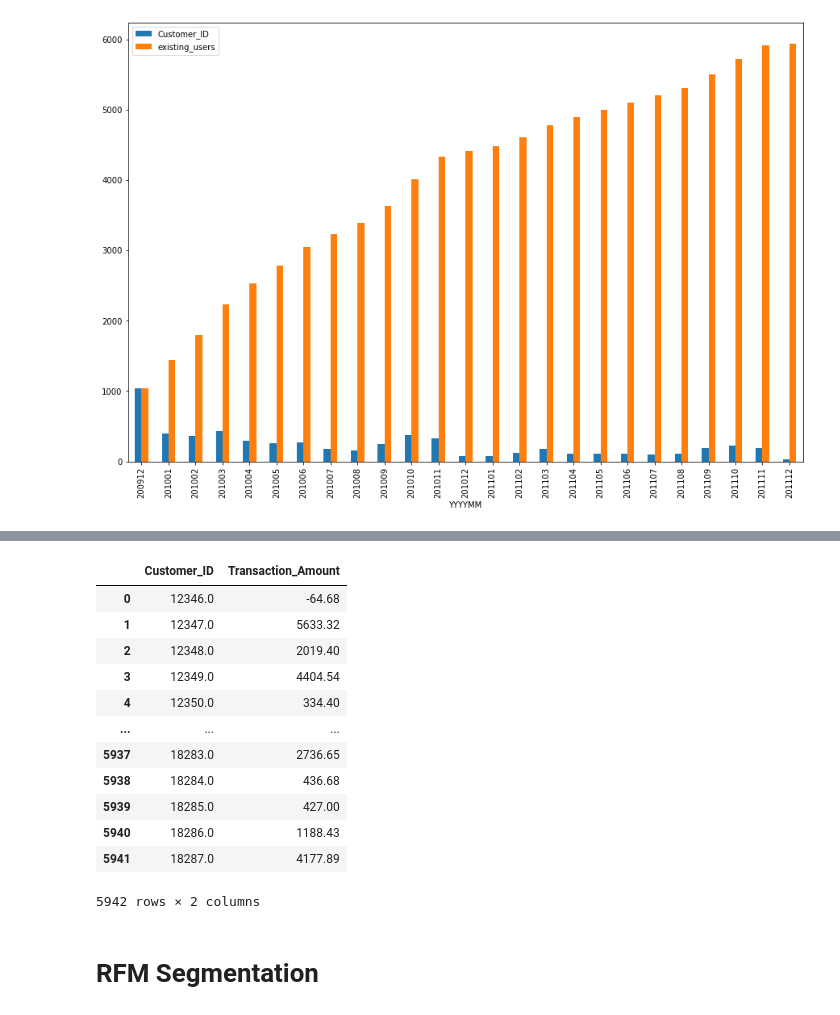
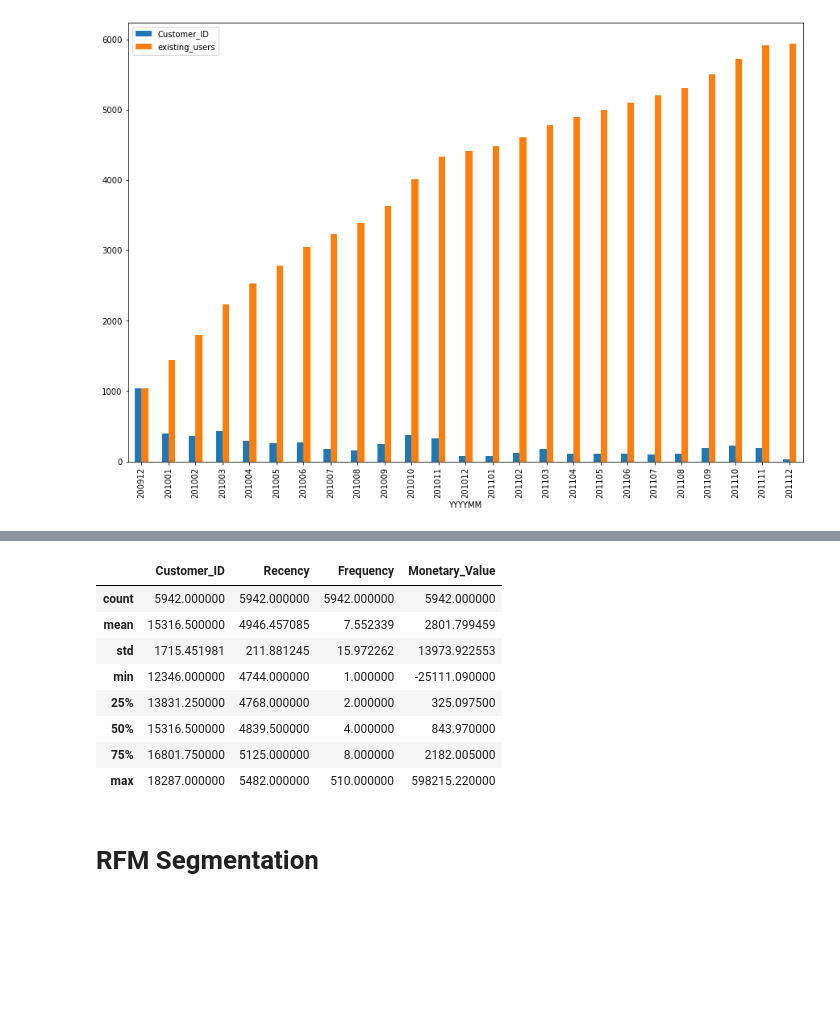
Before and after one commit to jarviscanada/jarvis_data_eng_NaimSyed, a Jupyter notebook: python_data_analytics/python_data_wrangling/retail_data_analytics_wrangling.ipynb, the cells around one changed output, grey strips where cells are left out. Drawn from its saved outputs; the diff is of its cells as text; code cells hidden in the pictures; blank space fills up the shorter version.

```diff
--- a/python_data_analytics/python_data_wrangling/retail_data_analytics_wrangling.ipynb
+++ b/python_data_analytics/python_data_wrangling/retail_data_analytics_wrangling.ipynb
@@ -565,25 +351,21 @@ recency = customer_dates[["Customer_ID","Recency"]].groupby("Customer_ID").min("
 frequency = customer_dates[["Customer_ID","Invoice"]].groupby("Customer_ID").nunique("Invoice").reset_index()
 # %%
 Monetary_Value = sales_df[["Customer_ID","Transaction_Amount"]].groupby("Customer_ID").sum("Transaction_Amount").reset_index()
-# %%
-Monetary_Value
-# %% [output]
-|  | Customer_ID | Transaction_Amount |
-| 0 | 12346.0 | -64.68 |
-| 1 | 12347.0 | 5633.32 |
-| 2 | 12348.0 | 2019.40 |
-| 3 | 12349.0 | 4404.54 |
-| 4 | 12350.0 | 334.40 |
-| ... | ... | ... |
-| 5937 | 18283.0 | 2736.65 |
-| 5938 | 18284.0 | 436.68 |
-| 5939 | 18285.0 | 427.00 |
-| 5940 | 18286.0 | 1188.43 |
-| 5941 | 18287.0 | 4177.89 |
-5942 rows × 2 columns
 # %%
 RFM = pd.merge(pd.merge(recency, frequency, how='inner', on="Customer_ID"),Monetary_Value, how = 'inner', on="Customer_ID")
 # %%
 RFM.rename(columns={"Invoice":"Frequency","Transaction_Amount":"Monetary_Value"}, inplace=True)
+# %%
+RFM.describe()
+# %% [output]
+|  | Customer_ID | Recency | Frequency | Monetary_Value |
+| count | 5942.000000 | 5942.000000 | 5942.000000 | 5942.000000 |
+| mean | 15316.500000 | 4946.457085 | 7.552339 | 2801.799459 |
+| std | 1715.451981 | 211.881245 | 15.972262 | 13973.922553 |
+| min | 12346.000000 | 4744.000000 | 1.000000 | -25111.090000 |
+| 25% | 13831.250000 | 4768.000000 | 2.000000 | 325.097500 |
+| 50% | 15316.500000 | 4839.500000 | 4.000000 | 843.970000 |
+| 75% | 16801.750000 | 5125.000000 | 8.000000 | 2182.005000 |
+| max | 18287.000000 | 5482.000000 | 510.000000 | 598215.220000 |
 # %% [markdown]
 # RFM Segmentation
```
Also changed, not shown: parts of 24 cells of this notebook, 5 other files.
